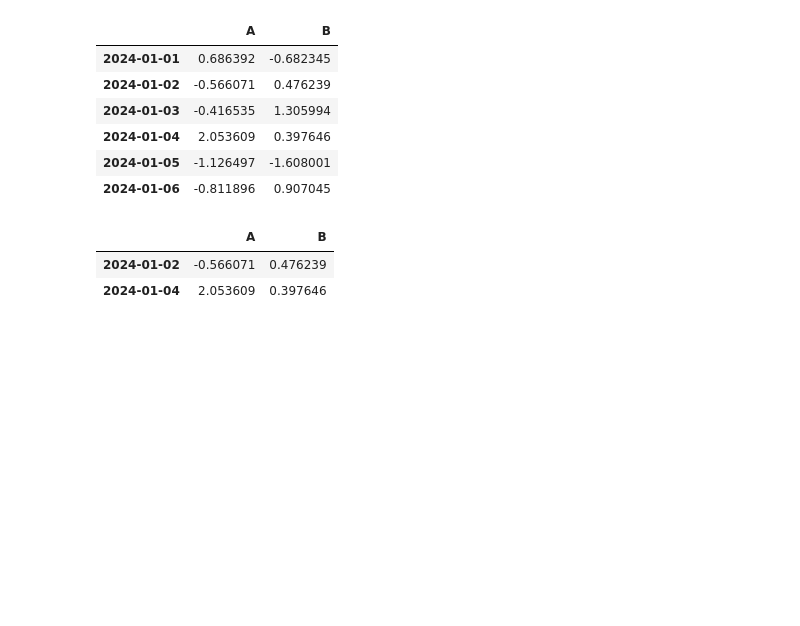
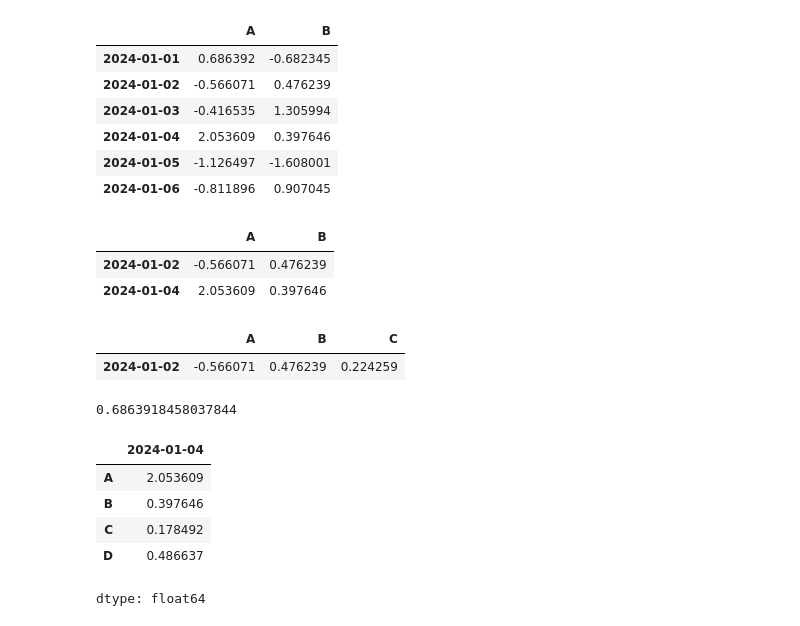
Before and after one commit to Syeda-Eman/40-days-of-Python, a Jupyter notebook: Day_9.ipynb, the cells around one changed output. Drawn from its saved outputs; the diff is of its cells as text; code cells hidden in the pictures; blank space fills up the shorter version.

```diff
--- a/Day_9.ipynb
+++ b/Day_9.ipynb
@@ -230,3 +230,21 @@ df.loc[["20240102","20240104"], ["A","B"]]
 |  | A | B |
 | 2024-01-02 | -0.566071 | 0.476239 |
 | 2024-01-04 | 2.053609 | 0.397646 |
+# %%
+df.loc[["20240102"], ["A","B","C"]]
+# %% [output]
+|  | A | B | C |
+| 2024-01-02 | -0.566071 | 0.476239 | 0.224259 |
+# %%
+df.at[dates[0],"A"]
+# %% [output]
+0.6863918458037844
+# %%
+df.iloc[3]
+# %% [output]
+|  | 2024-01-04 |
+| A | 2.053609 |
+| B | 0.397646 |
+| C | 0.178492 |
+| D | 0.486637 |
+dtype: float64
```
Also changed, not shown: parts of 10 cells of this notebook.
